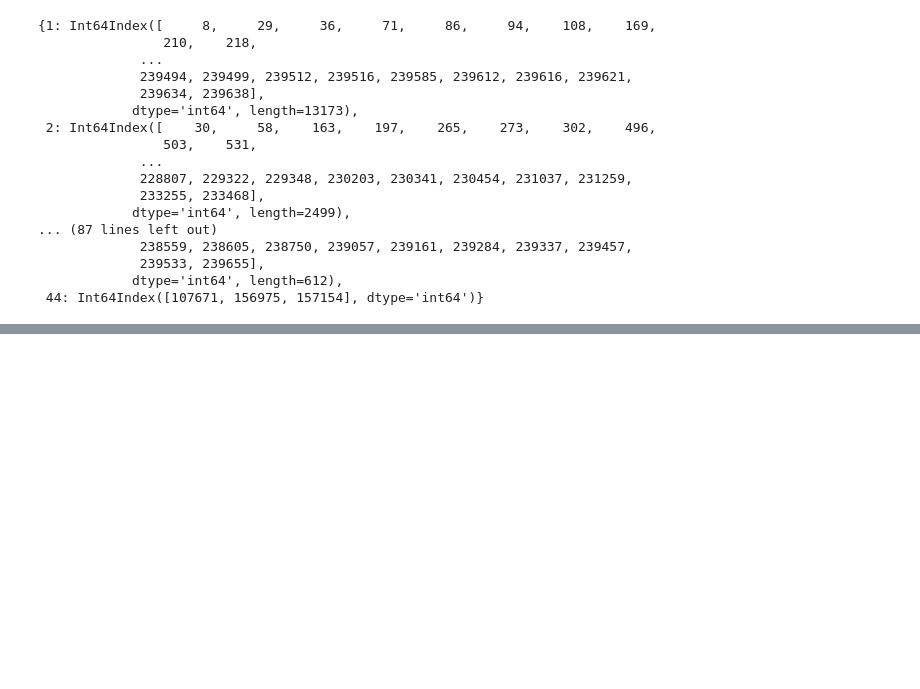
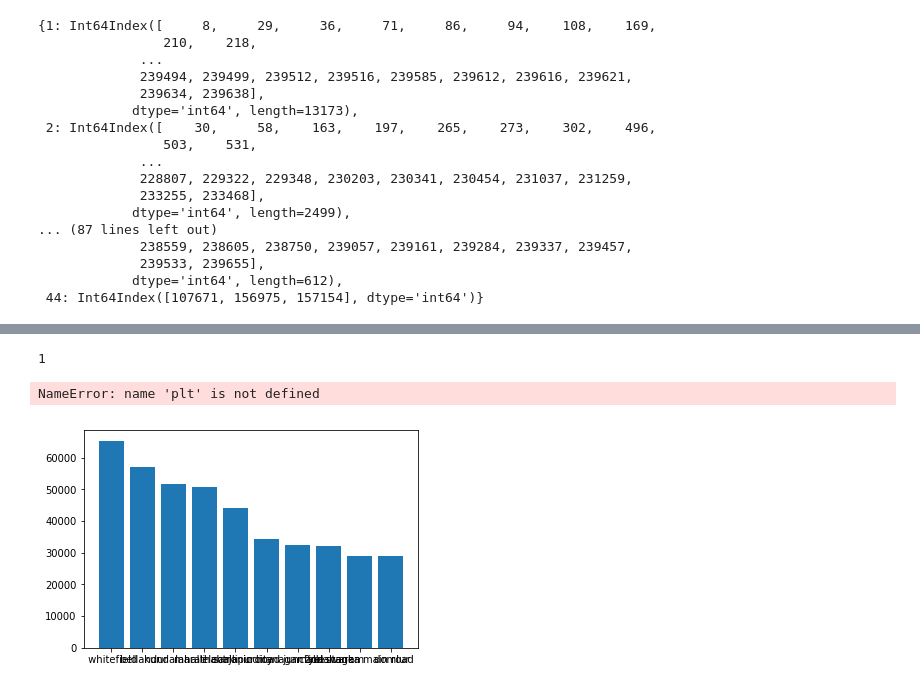
Before and after one commit to ChuckBowers/info-300-final, a Jupyter notebook: final_data_analysis.ipynb, the cells around one changed output, grey strips where cells are left out. Drawn from its saved outputs; the diff is of its cells as text; code cells hidden in the pictures; blank space fills up the shorter version.

Commit message:
Trying to make graphs

```diff
--- a/final_data_analysis.ipynb
+++ b/final_data_analysis.ipynb
@@ -380,0 +398,29 @@ category_groups = df.groupby('category_id').groups
+# %%
+print(1)
+# %% [output]
+1
+# %%
+x_var = seasons
+plt.hist(seasons)
+# %% [output]
+NameError: name 'plt' is not defined
+# %%
+# Import Data
+data = [(' whitefield', 65299), (' bellandur', 57061), (' kundalahalli', 51769), (' marathahalli', 50639),
+(' electronic city', 44041), (' sarjapur road junction', 34164), (' indiranagar 2nd stage', 32459),
+(' malleswaram', 32171), (' yelahanka main road', 28901), (' domlur', 28869)]
+
+freequency = []
+words = []
+
+for line in data:
+    freequency.append(line[1])
+    words.append(line[0])
+
+x_axis = np.arange(1, len(words) + 1, 1)
+
+plt.bar(x_axis, freequency, align='center')
+plt.xticks(x_axis, words)
+plt.show()
+# %% [output]
+[figure, added]
```
Also changed, not shown: parts of 19 cells of this notebook.
